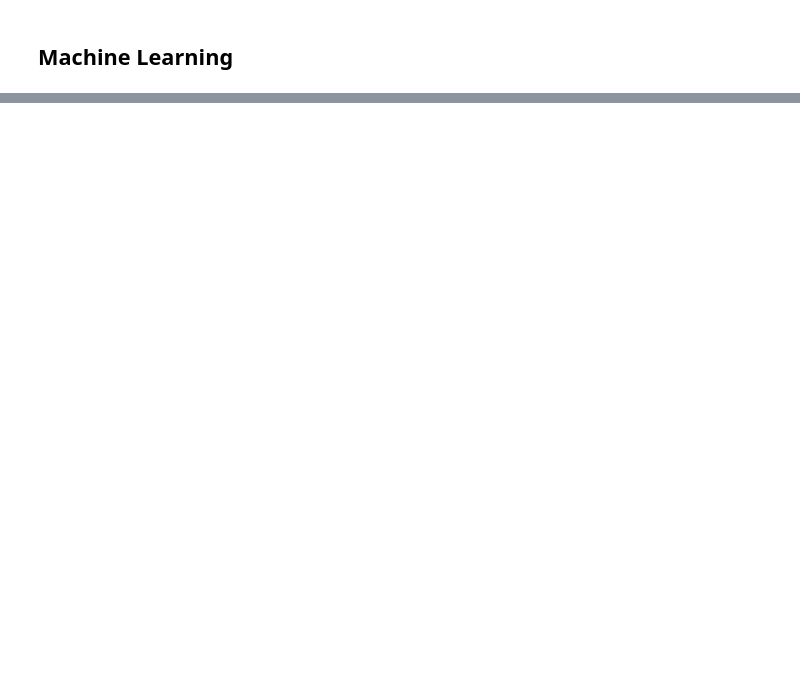
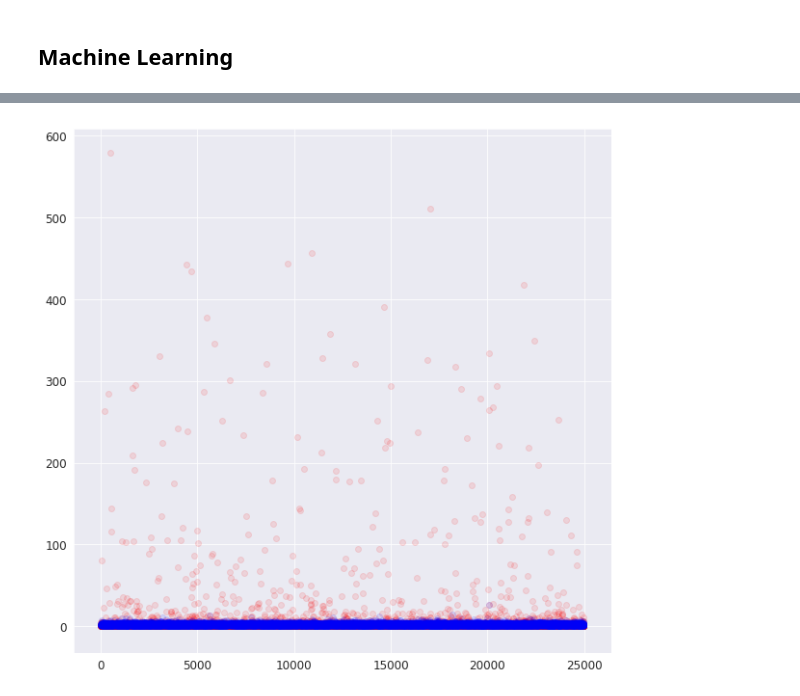
Before and after one commit to ericoden/erdos-project, a Jupyter notebook: data_preparation_ejo.ipynb, the cells around one changed output, grey strips where cells are left out. Drawn from its saved outputs; the diff is of its cells as text; code cells hidden in the pictures; blank space fills up the shorter version.

```diff
--- a/data_preparation_ejo.ipynb
+++ b/data_preparation_ejo.ipynb
@@ -165,6 +165,8 @@ mu_score = df['score'].mean()
 mu_comments = df['num_comments'].mean()
 # %%
 df['virality_score'] = df['score'] / mu_score + df['num_comments'] / mu_comments
+
+df['is_viral'] = df['virality_score'] >= 50
 # %%
 df.head()
 # %% [output]
@@ -248,7 +250,7 @@ memory usage: 24.1+ MB
 # %%
 df2 = df[['title','selftext','num_user_comments','median_user_comment_score','max_user_comment_score',
          'median_user_submission_score', 'max_user_submission_score', 'title_length','selftext_length',
-         'account_age_in_days', 'minutes_into_day', 'weekday', 'ismorning', 'isweekend','score','num_comments','virality_score']]
+         'account_age_in_days', 'minutes_into_day', 'weekday', 'ismorning', 'isweekend','score','num_comments','virality_score','is_viral']]
 # %%
 df2.head()
 # %% [output]
@@ -319,0 +301,4 @@ from sklearn.linear_model import Lasso
+# %%
+features = ['num_user_comments','median_user_comment_score','max_user_comment_score',
+         'median_user_submission_score', 'max_user_submission_score', 'title_length','selftext_length',
+         'account_age_in_days', 'minutes_into_day', 'weekday', 'ismorning', 'isweekend']
@@ -319,0 +323,15 @@ from sklearn.linear_model import Lasso
+# %%
+from sklearn.linear_model import Lasso
+from sklearn.metrics import mean_squared_error as mse
+alphas = [10 ** i for i in range(-7, 2)]
+coef_df = pd.DataFrame()
+lasso_coefs = np.empty((len(alphas),len(features)))
+i = 0
+for alpha in alphas:
+    lasso = Lasso(alpha=alpha)
+    lasso.fit(X_train_train[features], y_train_train)
+    pred = lasso.predict(X_val[features])
+    pd.DataFrame(lasso.coef_)
+    lasso_coefs[i,:] = lasso.coef_
+    print(alpha,mse(y_val, pred))
+    i = i + 1
@@ -319,0 +361,7 @@ from sklearn.linear_model import Lasso
+# %%
+fig = plt.figure(figsize=(10,10))
+plt.scatter(range(len(X_val)), y_val, c='red', alpha=0.1)
+plt.scatter(range(len(X_val)), pred, c='blue', alpha=0.1)
+plt.show()
+# %% [output]
+[figure, added]
```
Also changed, not shown: parts of 8 cells of this notebook.
